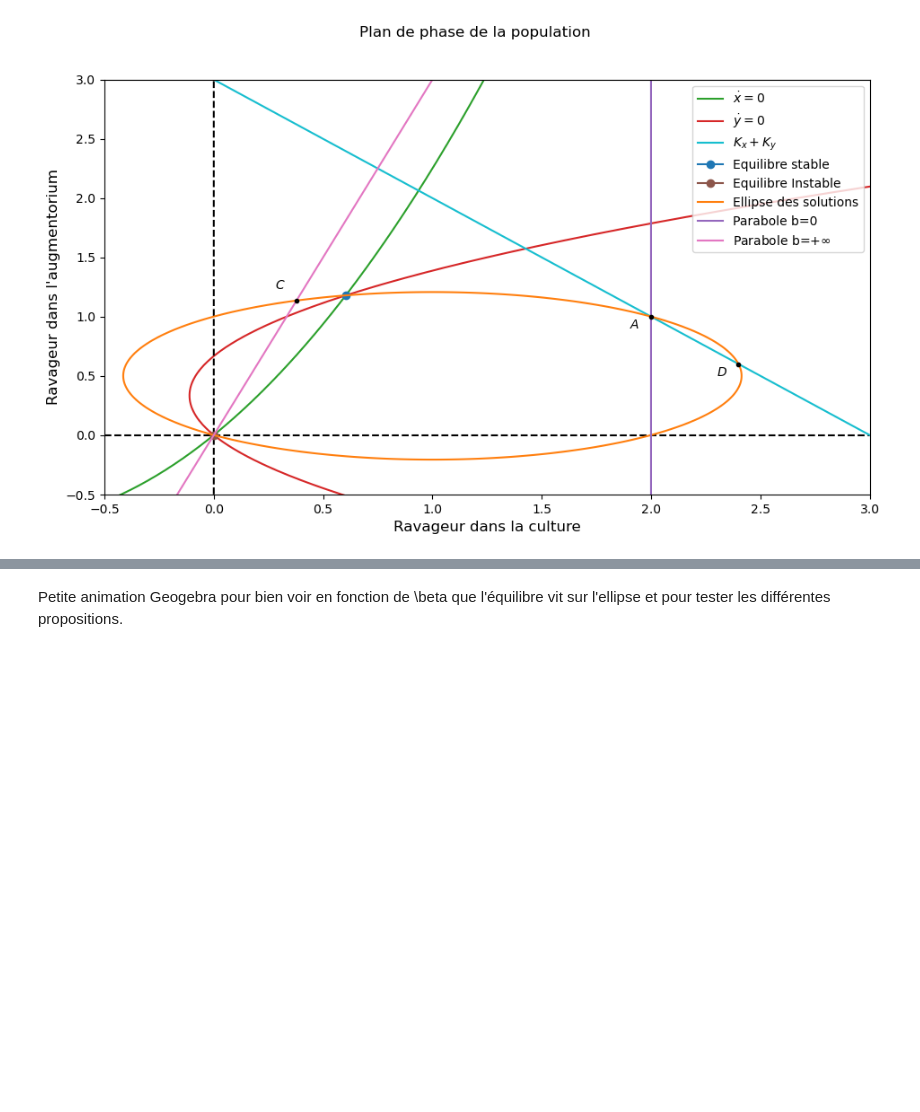
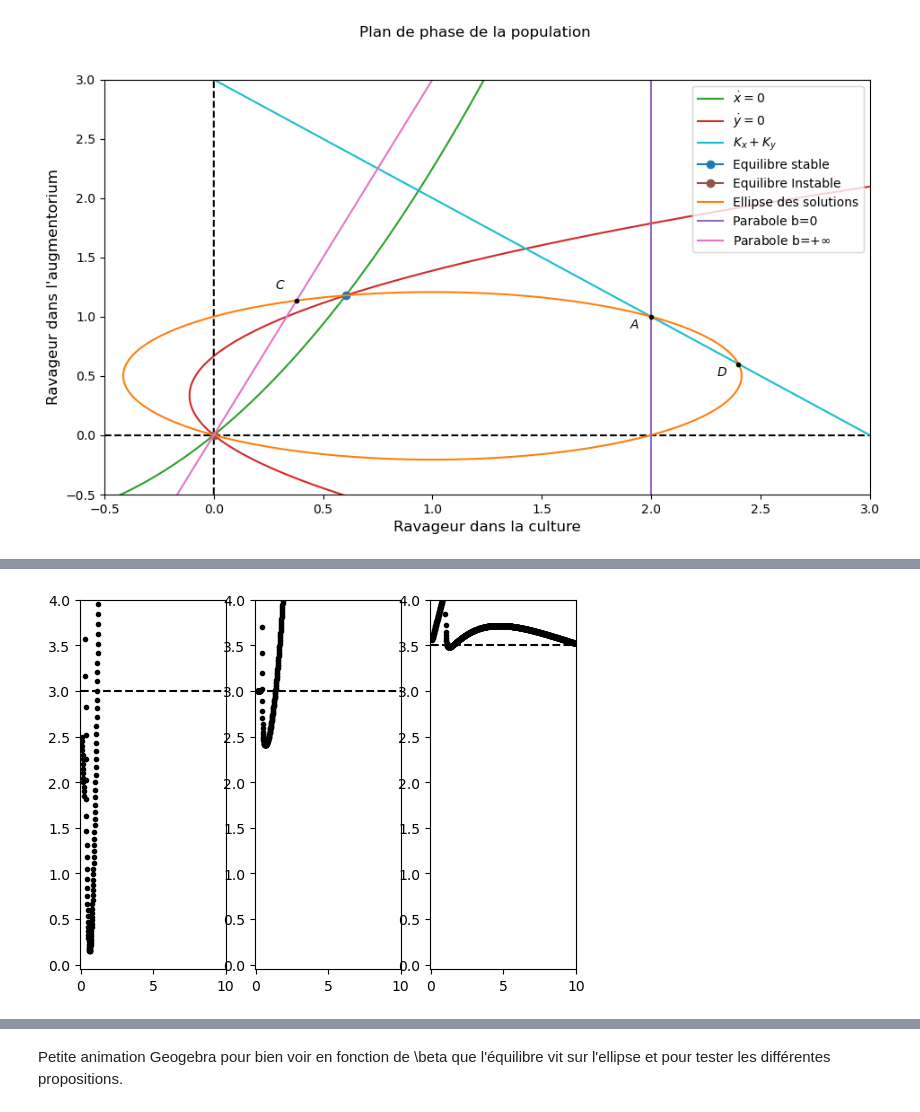
Before and after one commit to jbaldous/Internship-augmentorium-2023, a Jupyter notebook: Stage2.ipynb, the cells around one changed output, grey strips where cells are left out. Saved outputs shown, nothing was run; the diff lists cells and outputs as text; code cells hidden in the pictures; blank space fills up the shorter version.

```diff
--- a/Stage2.ipynb
+++ b/Stage2.ipynb
@@ -712,0 +752,80 @@ ax2.legend()
+# %%
+#Définition d'une fonction renvoyant l'équilibre total en fonction de b et des paramètres donnés:
+def tot(h,param):
+    x=np.polynomial.Polynomial([0,1])
+    y=np.polynomial.Polynomial([0,1])
+    b=h
+    rx,ry,Kx,Ky,gx,gy = param
+    pol1 = -gy*ry-gx*rx+(rx*ry*gx*gy)/b + y*((ry*gy)/(Ky*b)-(ry*rx*gy*gx)/(b*Ky) + rx*ry**2*gx**2*gy/(b**2*Kx)+rx*gx**2/(gy*Kx) - 2*rx*ry*gx**2/(b*Kx))+ (y**2)*2*(ry*rx*gx)/(b*Kx*Ky)*(1-ry*gy/b) + (y**3)*gy*rx*((ry*gx)**2)/(b**2*Kx*Ky**2)
+    sol1 = pol1.roots()[(np.isreal(pol1.roots()))
+            *(pol1.roots() >= 0)]
+    pol2 = -gy*ry-gx*rx+(rx*ry*gx*gy)/b + x*((rx*gx)/(Kx*b)-(rx*ry*gx*gy)/(b*Kx) + ry*rx**2*gy**2*gx/(b**2*Ky)+ry*gy**2/(gx*Ky) - 2*ry*rx*gy**2/(b*Ky))+ (x**2)*2*(rx*ry*gy)/(b*Ky*Kx)*(1-rx*gx/b) + (x**3)*gx*ry*((rx*gy)**2)/(b**2*Ky*Kx**2)
+    sol2 = pol2.roots()[(np.isreal(pol2.roots()))
+            *(pol2.roots() >= 0)]
+    if len(sol1)== 0 or len(sol2) == 0:
+        yeq=-10
+        xeq=-10
+    else:
+        yeq=sol1[0].real
+        #xeq=gx*(yeq/gy-ry*yeq/b*(1-yeq/Ky))
+        xeq=sol2[0].real
+    ##tt=gy*(xeq/gx-rx*xeq/b*(1-xeq/Kx))+gx*(yeq/gy-ry*yeq/b*(1-yeq/Ky))
+    tt = Kx+Ky+b*(yeq/gy-xeq/gx)*(Kx/(rx*xeq)-Ky/(ry*yeq))
+    return tt
+
+#Définition des paramètres:
+#1:
+rx1 = 0.5
+ry1 = 1
+Kx1 = 2
+Ky1 = 1
+gx1 = 0.5
+gy1 = 3
+
+param1=np.array([rx1,ry1,Kx1,Ky1,gx1,gy1])
+
+#2:
+rx2 = 0.5
+ry2 = 1
+Kx2 = 2
+Ky2 = 1
+gx2 = 1
+gy2 = 1
+
+param2=np.array([rx2,ry2,Kx2,Ky2,gx2,gy2])
+
+#3:
+rx3 = 1
+ry3 = 2
+Kx3 = 2
+Ky3 = 1.5
+gx3 = 2
+gy3 = 1
+
+param3=np.array([rx3,ry3,Kx3,Ky3,gx3,gy3])
+
+#Figure:
+fig,(ax1,ax2,ax3)=plt.subplots(1,3)
+
+#Boucle sur beta:
+for i in np.arange(0.1,10,0.01):
+    ax1.plot(i,tot(i,param1),color='k',marker='.')
+    ax2.plot(i,tot(i,param2),marker='.',color='k')
+    ax3.plot(i,tot(i,param3),marker='.',color='k')
+
+
+
+xt=np.arange(0.01,10,0.01)
+ax1.plot(xt,(Kx1+Ky1)*np.ones_like(xt),linestyle='dashed',color='k')
+ax2.plot(xt,(Kx2+Ky2)*np.ones_like(xt),linestyle='dashed',color='k')
+ax3.plot(xt,(Kx3+Ky3)*np.ones_like(xt),linestyle='dashed',color='k')
+
+ax1.set_xlim(left=-0.05,right=10)
+ax1.set_ylim(top=4,bottom=-0.05)
+ax2.set_xlim(left=-0.05,right=10)
+ax2.set_ylim(top=4,bottom=-0.05)
+ax3.set_xlim(left=-0.05,right=10)
+ax3.set_ylim(top=4,bottom=-0.05)
+plt.show()
+# %% [output]
+[figure, added]
```
Also changed, not shown: parts of 24 cells of this notebook.
